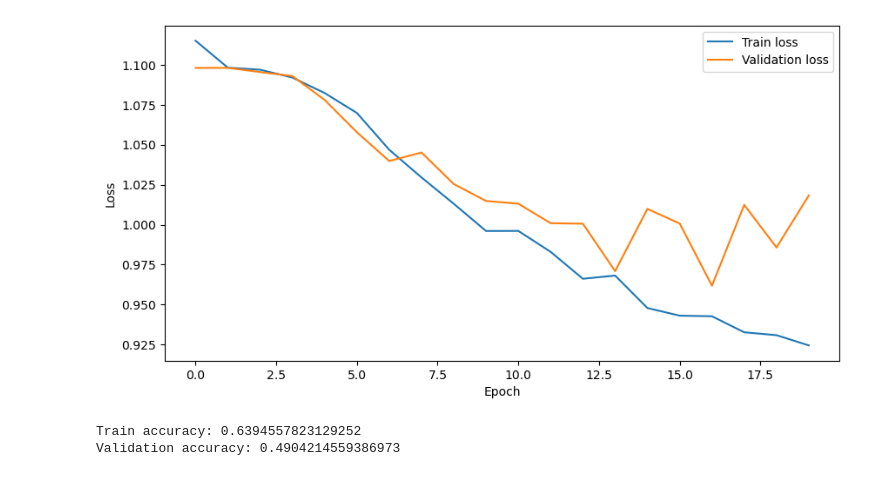
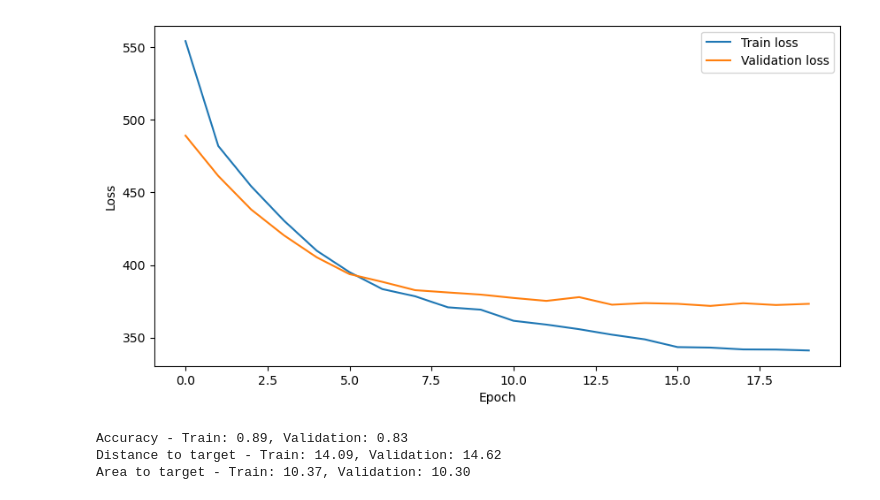
Before and after one commit to H-Fontaine/MAX78000_face_detection, a Jupyter notebook: classification_dataset.ipynb, the cells around one changed output. Saved outputs shown, nothing was run; the diff lists cells and outputs as text; code cells hidden in the pictures.

```diff
--- a/classification_dataset.ipynb
+++ b/classification_dataset.ipynb
@@ -87,0 +138,13 @@ Processed 2000 images over 3226
+# %%
+split_selection = 'val'
+
+bboxes_files = [f for f in os.listdir(f"{dataset_output_path}/{split_selection}/1") if f.endswith('.txt')]
+
+for file in bboxes_files:
+    x, y, w, h = [0, 0, 0, 0]
+    with open(f"{dataset_output_path}/{split_selection}/1/{file}", "r") as f:
+        line = f.readline()
+        x, y, w, h = [float(x) for x in line.split()]
+
+    with open(f"{dataset_output_path}/{split_selection}/1/{file}", "w") as f:
+        f.write(f"{int(x*IMAGE_WIDTH)} {int(y*IMAGE_WIDTH)} {int(w*IMAGE_WIDTH)} {int(h*IMAGE_WIDTH)}\n")
@@ -275,49 +373,66 @@ def accuracy(model, loader):
 # %%
+from torch.optim.lr_scheduler import StepLR
+
 batch_size = 50
 data_loader_train = data.DataLoader(train_dataset, batch_size=batch_size, shuffle=True, num_workers=4)
 data_loader_val = data.DataLoader(val_dataset, batch_size=batch_size, shuffle=True, num_workers=4)
 
-model = SimpleCNN().to(device)
+model.to(device)
 
-optimizer = optim.Adam(model.parameters(), lr=0.001, weight_decay=1e-2)
+optimizer = optim.Adam(model.parameters(), lr=0.0001)
+scheduler = StepLR(optimizer, step_size=15, gamma=0.1)  # Reduce LR by 10 every 15 epochs
+
+# Loss function
+def loss_fn(outputs, targets):
+    x_pred, y_pred, w_pred, h_pred = outputs[:, 1], outputs[:, 2], outputs[:, 3], outputs[:, 4]
+    x, y, w, h = targets[:, 1], targets[:, 2], targets[:, 3], targets[:, 4]
+    classification_loss = nn.BCELoss()(outputs[:, 0], targets[:, 0])
+    distance_loss = nn.MSELoss()(x_pred, x) + nn.MSELoss()(y_pred, y)
+    area_loss = nn.MSELoss()(torch.sqrt(w_pred), torch.sqrt(w)) + nn.MSELoss()(torch.sqrt(h_pred), torch.sqrt(h))
+    return distance_loss + area_loss + classification_loss
 
 # Training loop
 num_epochs = 20
 train_losses = []
 val_losses = []
 for epoch in range(num_epochs):
     train_loss = train(model, data_loader_train, optimizer, loss_fn, epoch, num_epochs)
+    scheduler.step()
     val_loss = validate(model, data_loader_val, loss_fn)
     train_losses.append(train_loss)
     val_losses.append(val_loss)
 
 # Plot the training and validation losses
 plt.figure(figsize=(10, 5))
 plt.plot(train_losses, label="Train loss")
 plt.plot(val_losses, label="Validation loss")
 plt.xlabel("Epoch")
 plt.ylabel("Loss")
 plt.legend()
 
 
 # Save the model
 models_path = "models"
 model_name = "simple_cnn"
 if not os.path.exists(models_path):
     os.makedirs(models_path)
 torch.save(model.state_dict(), os.path.join(models_path, model_name))
 # %% [output]
-[figure, old version]
+[figure, new version]
 # %%
 # Load the model
+models_path = "models"
+model_name = "simple_cnn"
 model = SimpleCNN().to(device)
 model.load_state_dict(torch.load(os.path.join(models_path, model_name)))
 model.eval()
 
-train_accuracy = accuracy(model, data_loader_train)
-val_accuracy = accuracy(model, data_loader_val)
-print(f"Train accuracy: {train_accuracy}")
-print(f"Validation accuracy: {val_accuracy}")
+train_accuracy, train_distance_to_target, train_area_to_target = accuracy(model, data_loader_train)
+val_accuracy, val_distance_to_target, val_area_to_target = accuracy(model, data_loader_val)
+print(f"Accuracy - Train: {train_accuracy:.2f}, Validation: {val_accuracy:.2f}")
+print(f"Distance to target - Train: {train_distance_to_target:.2f}, Validation: {val_distance_to_target:.2f}")
+print(f"Area to target - Train: {train_area_to_target:.2f}, Validation: {val_area_to_target:.2f}")
 # %% [output]
-Train accuracy: 0.6394557823129252
-Validation accuracy: 0.4904214559386973
+Accuracy - Train: 0.89, Validation: 0.83
+Distance to target - Train: 14.09, Validation: 14.62
+Area to target - Train: 10.37, Validation: 10.30
```
Also changed, not shown: parts of 7 cells of this notebook, 1 other file.
